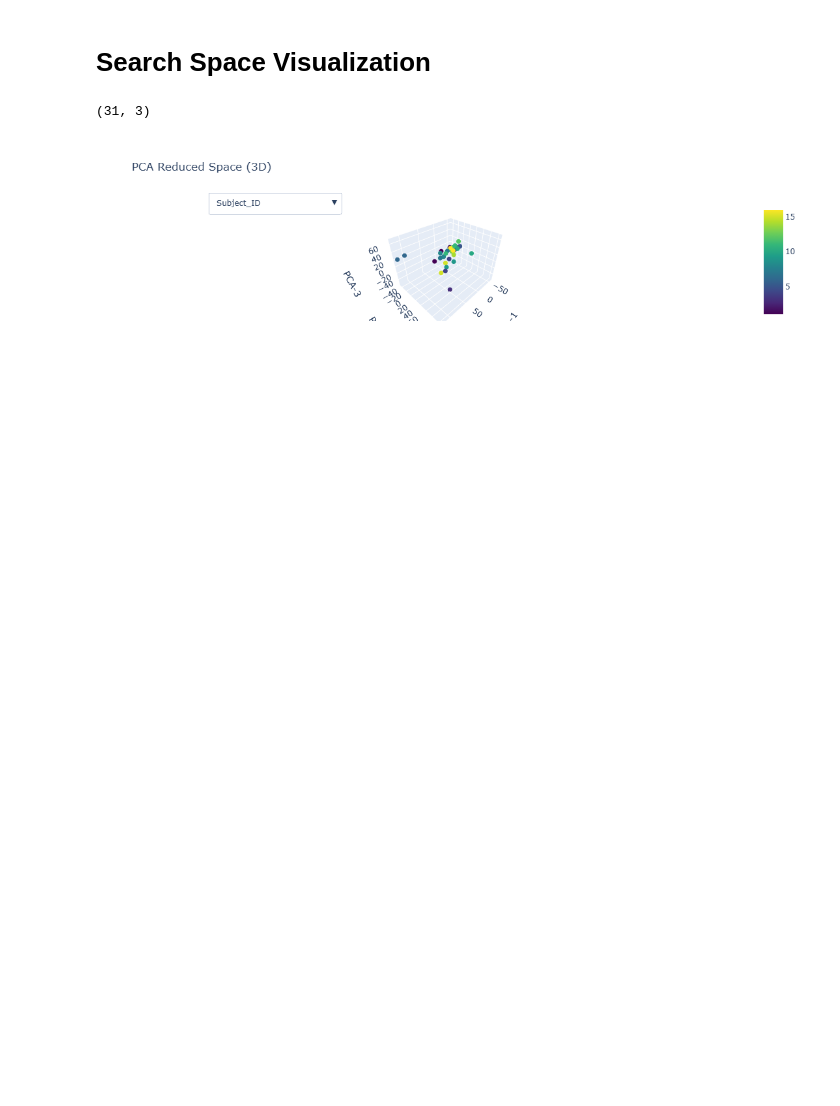
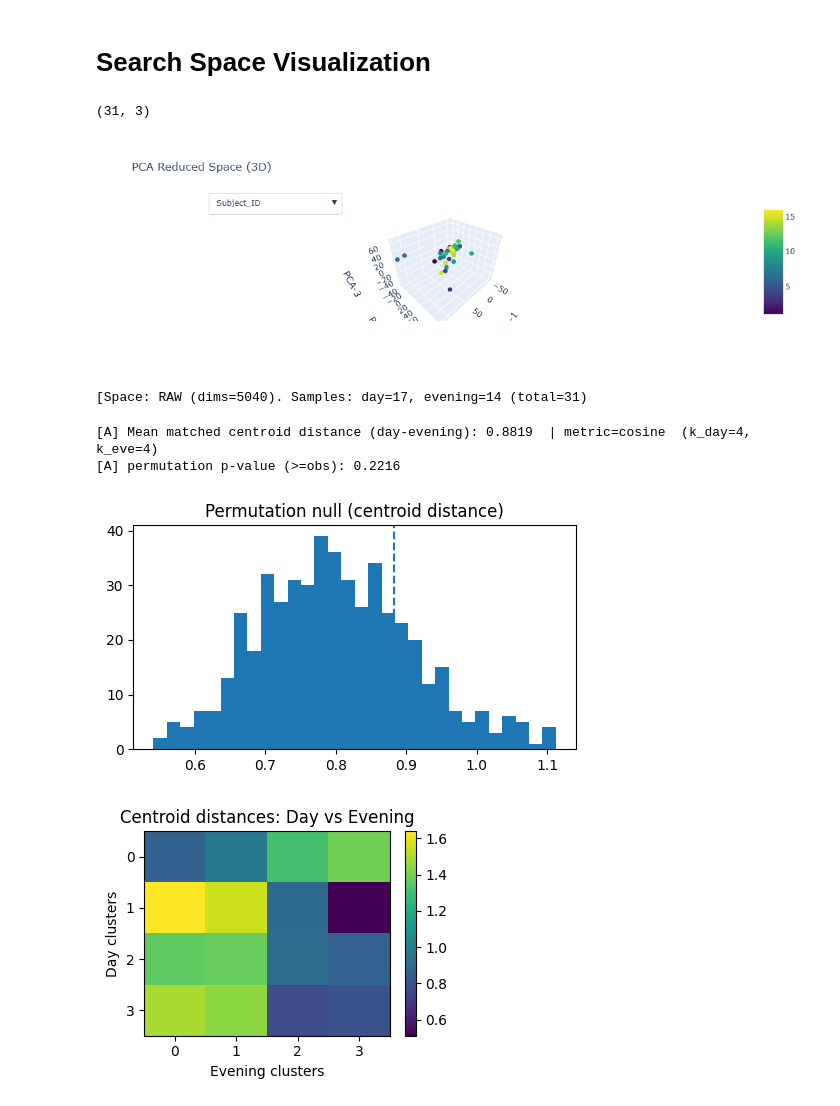
Before and after one commit to Leon-Parepko/EEG-Image-Reconstruction, a Jupyter notebook: Notebooks/Spectral_Analysis/Spectral_Clustering_All(Morlet_PCA).ipynb, the cells around one changed output. Cells and saved outputs as stored; diff of their text form; code cells hidden in the pictures; blank space fills up the shorter version.

```diff
--- a/Notebooks/Spectral_Analysis/Spectral_Clustering_All(Morlet_PCA).ipynb
+++ b/Notebooks/Spectral_Analysis/Spectral_Clustering_All(Morlet_PCA).ipynb
@@ -648,0 +738,62 @@ fig.show()
+# %%
+# Z и тэг
+Z, used_space = select_embedding(psds_array, reduced_data, EMBEDDING_MODE, PCA_KEEP_N, RANDOM_STATE)
+
+conds = df['Condition'].astype(str).to_numpy()
+mask_day = (conds == 'day')
+mask_eve = (conds == 'evening')
+
+print(f"[Space: {used_space}. Samples: day={mask_day.sum()}, evening={mask_eve.sum()} (total={len(Z)})")
+# %% [output]
+[Space: RAW (dims=5040). Samples: day=17, evening=14 (total=31)
+# %%
+resA = {}
+
+if (mask_day.sum() >= max(2, N_CLUSTERS)) and (mask_eve.sum() >= max(2, N_CLUSTERS)):
+    Z_day, Z_eve = Z[mask_day], Z[mask_eve]
+    y_day, kD = spectral_labels(Z_day, N_CLUSTERS, N_NEIGHBORS, RANDOM_STATE)
+    y_eve, kE = spectral_labels(Z_eve, N_CLUSTERS, N_NEIGHBORS, RANDOM_STATE)
+
+    C_day = centroids(Z_day, y_day)
+    C_eve = centroids(Z_eve, y_eve)
+
+    Dmat, r, c, mean_min = match_distance(C_day, C_eve, DISTANCE)
+    print(f"[A] Mean matched centroid distance (day-evening): {mean_min:.4f}  | metric={DISTANCE}  (k_day={kD}, k_eve={kE})")
+    resA.update(dict(mean=mean_min, D=Dmat))
+
+    if N_PERM > 0:
+        rng = np.random.default_rng(RANDOM_STATE)
+        nD, nE = len(Z_day), len(Z_eve)
+        Xall = np.vstack([Z_day, Z_eve])
+        vals = np.zeros(N_PERM, float)
+        for i in range(N_PERM):
+            idx = rng.permutation(len(Xall))
+            X1, X2 = Xall[idx[:nD]], Xall[idx[nD:nD+nE]]
+            y1, _ = spectral_labels(X1, N_CLUSTERS, N_NEIGHBORS, RANDOM_STATE+i+1)
+            y2, _ = spectral_labels(X2, N_CLUSTERS, N_NEIGHBORS, RANDOM_STATE+i+2)
+            C1, C2 = centroids(X1, y1), centroids(X2, y2)
+            _,_,_, mv = match_distance(C1, C2, DISTANCE)
+            vals[i] = mv
+        p_ge = (1 + (vals >= mean_min).sum()) / (N_PERM + 1)
+        print(f"[A] permutation p-value (>=obs): {p_ge:.4f}")
+        resA['p_perm'] = float(p_ge)
+
+        fig = plt.figure(figsize=(5,3))
+        plt.hist(vals, bins=30); plt.axvline(mean_min, ls='--')
+        plt.title('Permutation null (centroid distance)')
+        plt.tight_layout(); plt.show()
+        maybe_save(fig, 'A_permutation_null.png')
+
+    fig = plt.figure(figsize=(4,3))
+    plt.imshow(Dmat, aspect='auto')
+    plt.title('Centroid distances: Day vs Evening')
+    plt.xlabel('Evening clusters'); plt.ylabel('Day clusters')
+    plt.colorbar(); plt.tight_layout(); plt.show()
+    maybe_save(fig, 'A_centroid_distance_matrix.png')
+else:
+    print("[A] Недостаточно точек для заданного N_CLUSTERS — пропуск.")
+# %% [output]
+[A] Mean matched centroid distance (day-evening): 0.8819  | metric=cosine  (k_day=4, k_eve=4)
+[A] permutation p-value (>=obs): 0.2216
+[figure, added]
+[figure, added]
```
Also changed, not shown: parts of 9 cells of this notebook.
